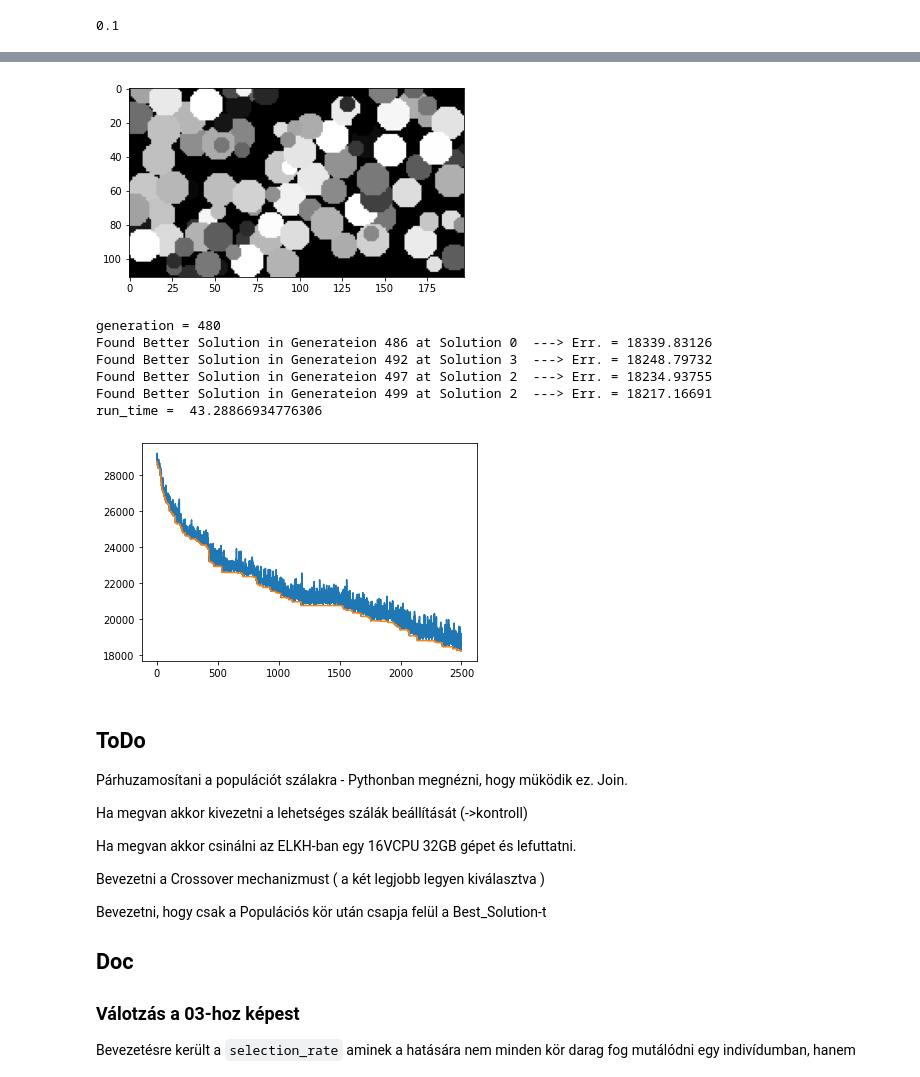
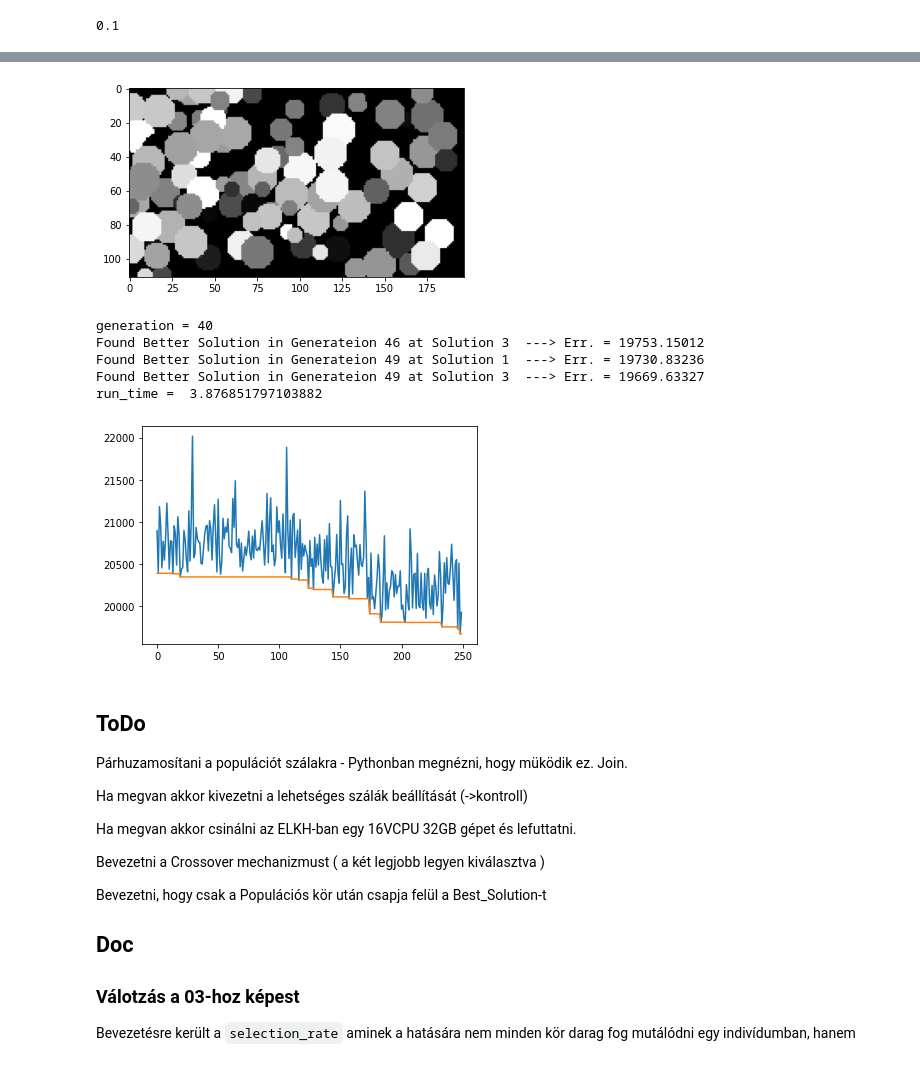
Before and after one commit to JoDeMiro/LuaLisa, a Jupyter notebook: Lua_Lisa_05_Generation.ipynb, the cells around one changed output, grey strips where cells are left out. Cells and saved outputs as stored; diff of their text form; code cells hidden in the pictures.

```diff
--- a/Lua_Lisa_05_Generation.ipynb
+++ b/Lua_Lisa_05_Generation.ipynb
@@ -433,42 +440,17 @@ run_time =  18.368700742721558
-# %%
-# Get shape of original image
-height, width = gray.shape[0], gray.shape[1]
-print('w:', width, 'h:', height)
-
-# ------- Circle parameters -------------
-number_of_cirles = 100
-min_circle_radius = 5
-max_circle_radius = 10
-
-# ------- Evoltuion paramters -----------
-
-rf_r = 10                                # <-- ennyivel tudja módosítani +/- az _r értékét a mutációval  ---> row pozíció (vagy y cord) módosítója
-rf_c = 5                                # <-- ennyivel tudja módosítani +/- az _c értékét a mutációval  ---> col pozíció (vagy x cord) módosítója
-rf_rr = 3                                # <-- ennyivel tudja módosítani +/- az _rr és a _cr érétkét a mutációval    ---> radius módosítója
-rf_v = 0.25                              # <-- ennyivel tudja módosítani +6- a  _value értékét
-
-# ------- Evoltuion paramters -----------
-print_every_solution_result  = False
-show_time = 20
-
-
-# ------- Run evolution ----------------
-
-evolution = Evolution(original_image = gray)
-
-evolution.setup_evolution(rf_r, rf_c, rf_rr, rf_v)
-
-evolution.init_solution(number_of_cirles, min_circle_radius, max_circle_radius)
-
-evolution.run_evolution(generation = 500, population = 5, selection_rate = 0.1, show_time = 20)
-
-evolution.show_history()
-# %% [output]
-[figure, removed]
-generation = 480
-Found Better Solution in Generateion 486 at Solution 0  ---> Err. = 18339.83126
-Found Better Solution in Generateion 492 at Solution 3  ---> Err. = 18248.79732
-Found Better Solution in Generateion 497 at Solution 2  ---> Err. = 18234.93755
-Found Better Solution in Generateion 499 at Solution 2  ---> Err. = 18217.16691
-run_time =  43.28866934776306
-[figure, removed]
+# %%
+# Ha tovább akarom tanítani a modellt, akkor semmi mást nem kell tennem, csak
+# ismét meghívnom a ... és nem szabad meghívni az init_solution metodust
+
+# ------- Run evolution ----------------
+
+evolution.run_evolution(generation = 50, population = 5, selection_rate = 0.1, show_time = 20)
+
+evolution.show_history()
+# %% [output]
+[figure, added]
+generation = 40
+Found Better Solution in Generateion 46 at Solution 3  ---> Err. = 19753.15012
+Found Better Solution in Generateion 49 at Solution 1  ---> Err. = 19730.83236
+Found Better Solution in Generateion 49 at Solution 3  ---> Err. = 19669.63327
+run_time =  3.876851797103882
+[figure, added]
```
Also changed, not shown: parts of 6 cells of this notebook.
